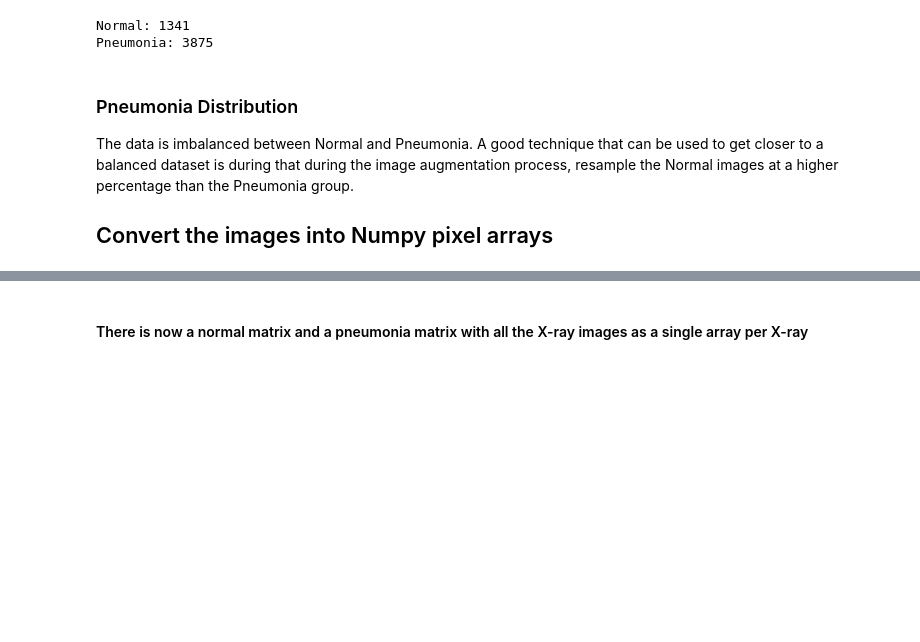
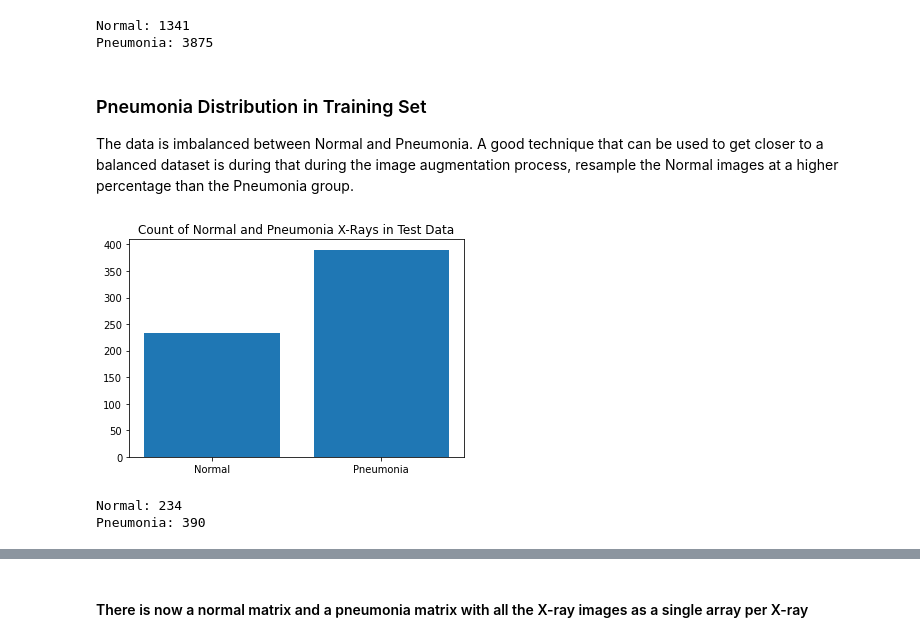
Before and after one commit to dagartga/Chest_X-Ray_Pneumonia_Classifier, a Jupyter notebook: chest-x-ray-pneumonia-eda.ipynb, the cells around one changed output, grey strips where cells are left out. Cells and saved outputs as stored; diff of their text form; code cells hidden in the pictures; blank space fills up the shorter version.

Commit message:
Kaggle Notebook | Chest X-ray Pneumonia EDA | Version 5

```diff
--- a/chest-x-ray-pneumonia-eda.ipynb
+++ b/chest-x-ray-pneumonia-eda.ipynb
@@ -78,7 +78,24 @@ print(f'Pneumonia: {len(pneumonia_images)}')
 Normal: 1341
 Pneumonia: 3875
 # %% [markdown]
-### Pneumonia Distribution
+### Pneumonia Distribution in Training Set
 The data is imbalanced between Normal and Pneumonia. A good technique that can be used to get closer to a balanced dataset is during that during the image augmentation process, resample the Normal images at a higher percentage than the Pneumonia group.
-
-## Convert the images into Numpy pixel arrays
+# %%
+# Split the images into normal and pneumonia from test data
+test_n = test_data_dir + 'NORMAL/'
+test_p = test_data_dir + 'PNEUMONIA/'
+
+normal_images_test = [fn for fn in os.listdir(test_n) if fn.endswith('.jpeg')]
+pneumonia_images_test = [fn for fn in os.listdir(test_p) if fn.endswith('.jpeg')]
+# %%
+# view the number of Normal vs Pneumonia x-ray images
+X = [len(normal_images_test), len(pneumonia_images_test)]
+plt.bar(['Normal', 'Pneumonia'],X)
+plt.title('Count of Normal and Pneumonia X-Rays in Test Data')
+plt.show()
+print(f'Normal: {len(normal_images_test)}')
+print(f'Pneumonia: {len(pneumonia_images_test)}')
+# %% [output]
+[figure, added]
+Normal: 234
+Pneumonia: 390
```
Also changed, not shown: parts of 16 cells of this notebook.
